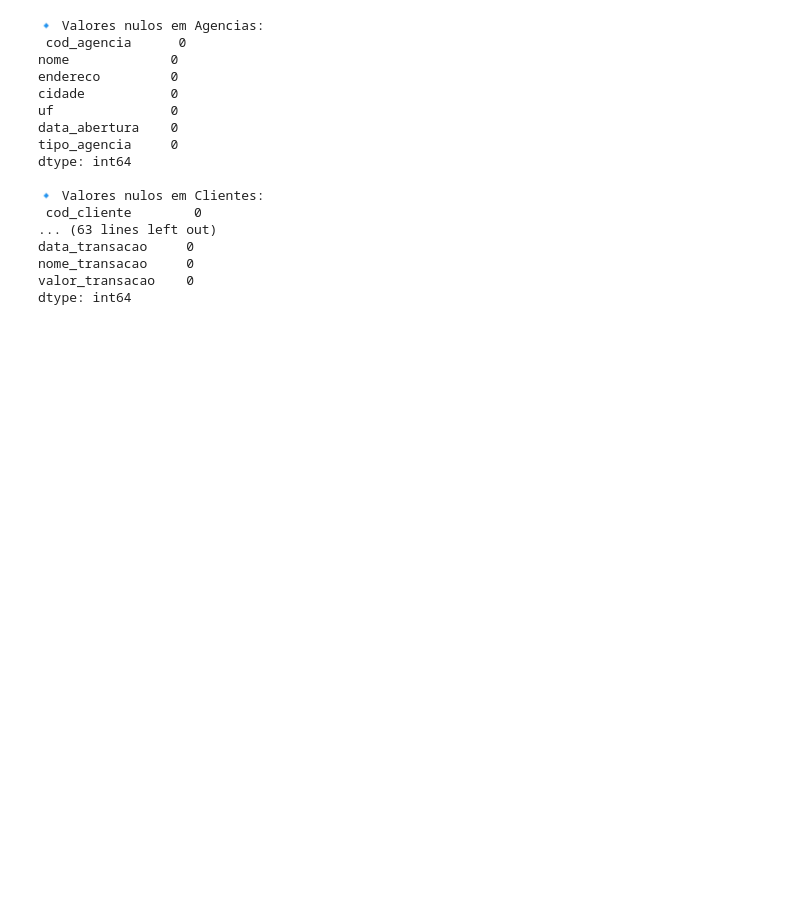
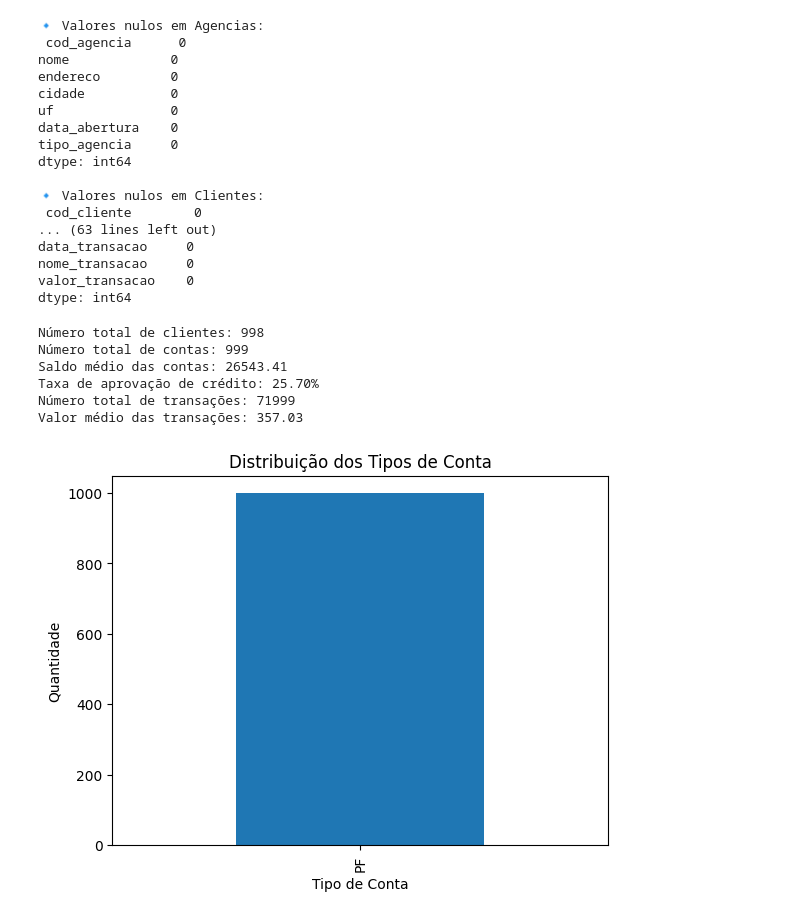
Before and after one commit to l1Beatriz/desafio-indicium-ad, a Jupyter notebook: .ipynb, the cells around one changed output. Drawn from its saved outputs; the diff is of its cells as text; code cells hidden in the pictures; blank space fills up the shorter version.

Commit message:
feat: processing data and adding KPIs

```diff
--- a/.ipynb
+++ b/.ipynb
@@ -4,11 +29,11 @@ import os
 # %%
-agencia = pd.read_csv("data/agencias.csv")
-clientes = pd.read_csv("data/clientes.csv")
-colaboradores_agencia = pd.read_csv("data/colaboradores.csv")
-colaboradores = pd.read_csv("data/colaboradores.csv")
-contas = pd.read_csv("data/contas.csv")
-propostas_credito = pd.read_csv("data/propostas_credito.csv")
-transacoes = pd.read_csv("data/transacoes.csv")
+df_agencia = pd.read_csv("data/agencias.csv")
+df_clientes = pd.read_csv("data/clientes.csv")
+df_colaboradores_agencia = pd.read_csv("data/colaboradores.csv")
+df_colaboradores = pd.read_csv("data/colaboradores.csv")
+df_contas = pd.read_csv("data/contas.csv")
+df_propostas_credito = pd.read_csv("data/propostas_credito.csv")
+df_transacoes = pd.read_csv("data/transacoes.csv")
 # %%
 # Compreensão de: tipos de dados e tamanho do dataset.
 for nome, df in {
@@ -67,0 +128,6 @@ clientes.drop_duplicates(inplace=True)
+# %%
+# Cálculo de indicadores de clientes
+num_clientes = df_clientes.shape[0]
+num_contas = df_contas.shape[0]
+saldo_medio = df_contas['saldo_total'].mean()
+tipo_conta_dist = df_contas['tipo_conta'].value_counts()
@@ -67,0 +144,22 @@ clientes.drop_duplicates(inplace=True)
+# %%
+print(f"Número total de clientes: {num_clientes}")
+print(f"Número total de contas: {num_contas}")
+print(f"Saldo médio das contas: {saldo_medio:.2f}")
+print(f"Taxa de aprovação de crédito: {taxa_aprovacao:.2f}%")
+print(f"Número total de transações: {num_transacoes}")
+print(f"Valor médio das transações: {valor_medio_transacoes:.2f}")
+# %% [output]
+Número total de clientes: 998
+Número total de contas: 999
+Saldo médio das contas: 26543.41
+Taxa de aprovação de crédito: 25.70%
+Número total de transações: 71999
+Valor médio das transações: 357.03
+# %%
+# Gráfico da distribuição dos tipos de conta
+tipo_conta_dist.plot(kind='bar', title="Distribuição dos Tipos de Conta")
+plt.xlabel("Tipo de Conta")
+plt.ylabel("Quantidade")
+plt.show()
+# %% [output]
+[figure, added]
```
Also changed, not shown: parts of 14 cells of this notebook, 7 other files.
